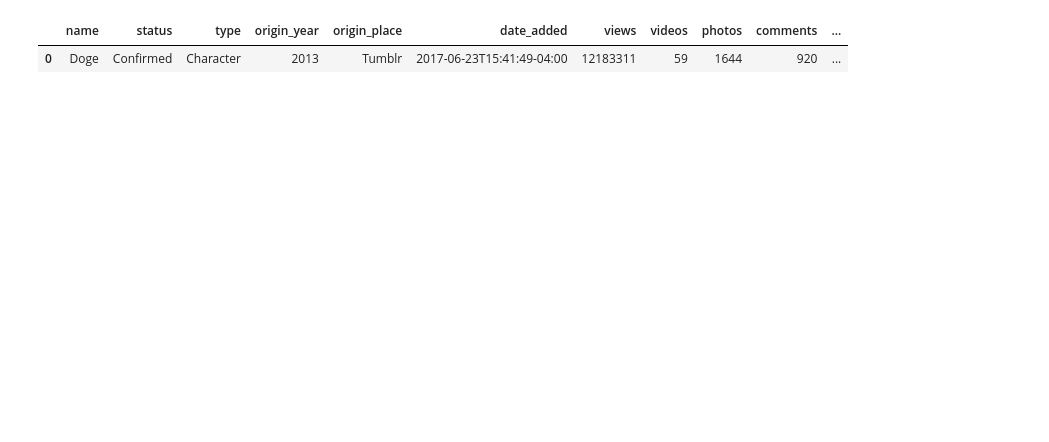
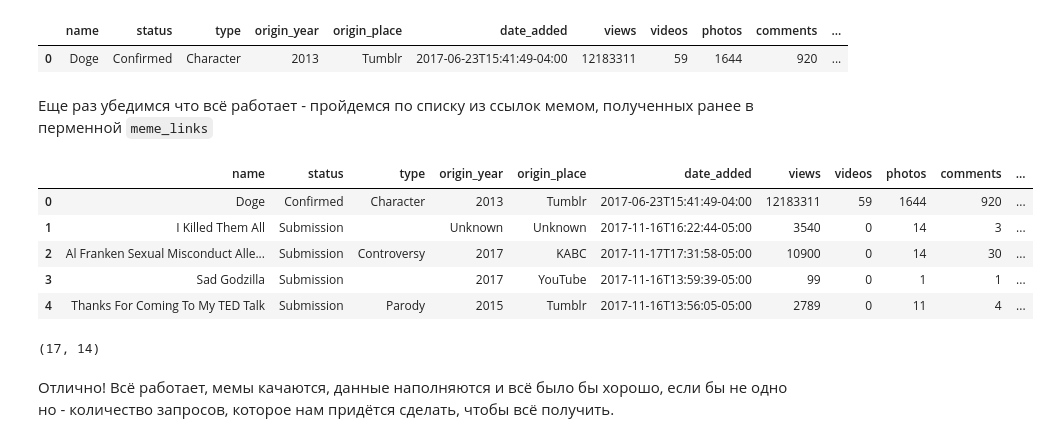
Before and after one commit to DmitrySerg/memology, a Jupyter notebook: KnowYourMemesParser.ipynb, the cells around one changed output. Saved outputs shown, nothing was run; the diff lists cells and outputs as text; code cells hidden in the pictures; blank space fills up the shorter version.

Commit message:
added dataframe

```diff
--- a/KnowYourMemesParser.ipynb
+++ b/KnowYourMemesParser.ipynb
@@ -396,12 +401,12 @@ def getText(soup):
 
     # раздел about (если он есть), должен идти первым, берем его без уточнения класса
     meme_about = body.find('p')
-    meme_about = meme_about.text or ""
+    meme_about = "" if not meme_about else meme_about.text
 
-    # раздел origin можно найти после заголовка Origin,
+    # раздел origin можно найти после заголовка Origin или History,
     # находим заголовок, определяем родителя и ищем следущего ребенка - наш раздел
-    meme_origin = body.find(text='Origin')
-    meme_origin = meme_origin.parent.find_next().text or ""
+    meme_origin = body.find(text='Origin') or body.find(text='History')
+    meme_origin = "" if not meme_origin else meme_origin.parent.find_next().text
 
     # весь остальной текст (если он есть) можно запихнуть в одно текстовое поле
     if body.text:
@@ -468,7 +473,7 @@ def getMemeData(meme_page):
                 "type":meme_type, "origin_year":meme_origin_year,
                 "origin_place":meme_origin_place,
                 "date_added":date, "views":views,
-                "videos":videos, "photos":photos, "comments":comments,
+                "videos":videos, "photos":photos, "comments":comments, "tags":meme_tags,
                 "about":meme_about, "origin":meme_origin, "other_text":other_text}
 
     return data_row
@@ -477,7 +484,7 @@ data_row = getMemeData('http://knowyourmeme.com/memes/doge')
 # %%
 final_df = pd.DataFrame(columns=['name', 'status', 'type', 'origin_year', 'origin_place',
                                  'date_added', 'views', 'videos', 'photos', 'comments',
-                                 'about', 'origin', 'other_text'])
+                                 'tags', 'about', 'origin', 'other_text'])
 # %%
 final_df = final_df.append(data_row, ignore_index=True)
 # %%
@@ -485,3 +492,24 @@ final_df
 # %% [output]
 |  | name | status | type | origin_year | origin_place | date_added | views | videos | photos | comments | ... |
 | 0 | Doge | Confirmed | Character | 2013 | Tumblr | 2017-06-23T15:41:49-04:00 | 12183311 | 59 | 1644 | 920 | ... |
+# %% [markdown]
+Еще раз убедимся что всё работает - пройдемся по списку из ссылок мемом, полученных ранее в перменной `meme_links`
+# %%
+for meme_link in meme_links:
+    data_row = getMemeData(meme_link)
+    final_df = final_df.append(data_row, ignore_index=True)
+# %%
+final_df.head()
+# %% [output]
+|  | name | status | type | origin_year | origin_place | date_added | views | videos | photos | comments | ... |
+| 0 | Doge | Confirmed | Character | 2013 | Tumblr | 2017-06-23T15:41:49-04:00 | 12183311 | 59 | 1644 | 920 | ... |
+| 1 | I Killed Them All | Submission |  | Unknown | Unknown | 2017-11-16T16:22:44-05:00 | 3540 | 0 | 14 | 3 | ... |
+| 2 | Al Franken Sexual Misconduct Alle... | Submission | Controversy | 2017 | KABC | 2017-11-17T17:31:58-05:00 | 10900 | 0 | 14 | 30 | ... |
+| 3 | Sad Godzilla | Submission |  | 2017 | YouTube | 2017-11-16T13:59:39-05:00 | 99 | 0 | 1 | 1 | ... |
+| 4 | Thanks For Coming To My TED Talk | Submission | Parody | 2015 | Tumblr | 2017-11-16T13:56:05-05:00 | 2789 | 0 | 11 | 4 | ... |
+# %%
+final_df.shape
+# %% [output]
+(17, 14)
+# %% [markdown]
+Отлично! Всё работает, мемы качаются, данные наполняются и всё было бы хорошо, если бы не одно но - количество запросов, которое нам придётся сделать, чтобы всё получить.
```
Also changed, not shown: parts of 8 cells of this notebook.
